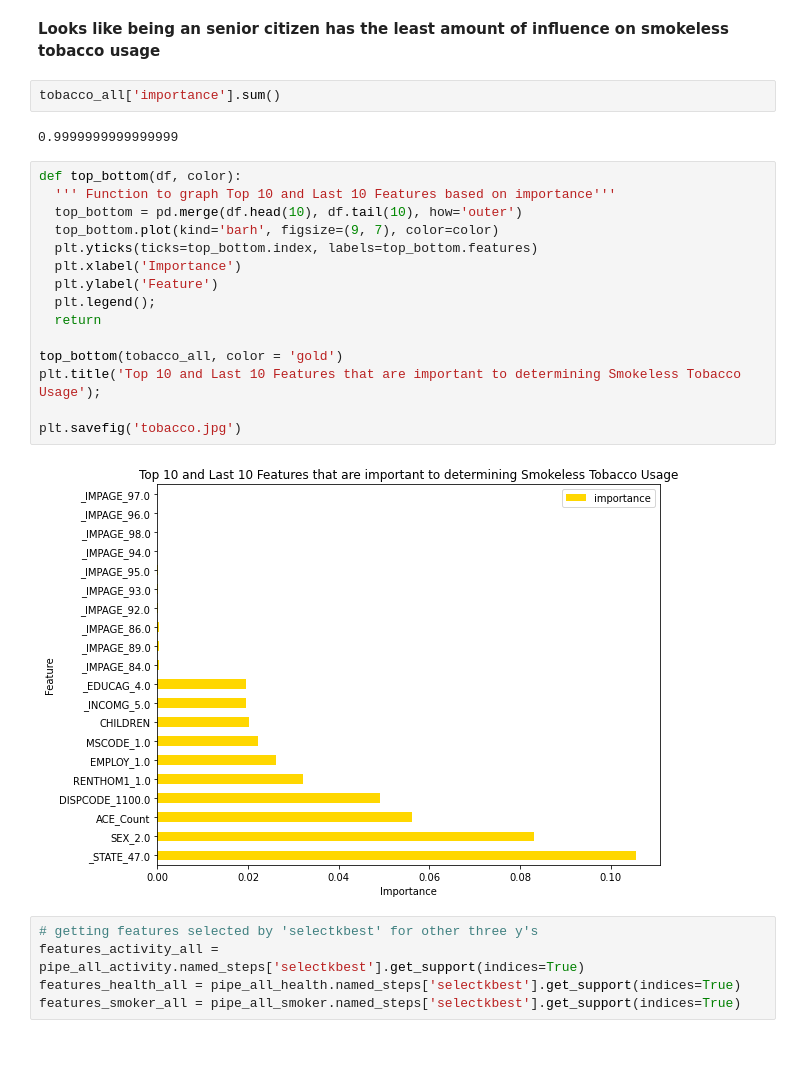
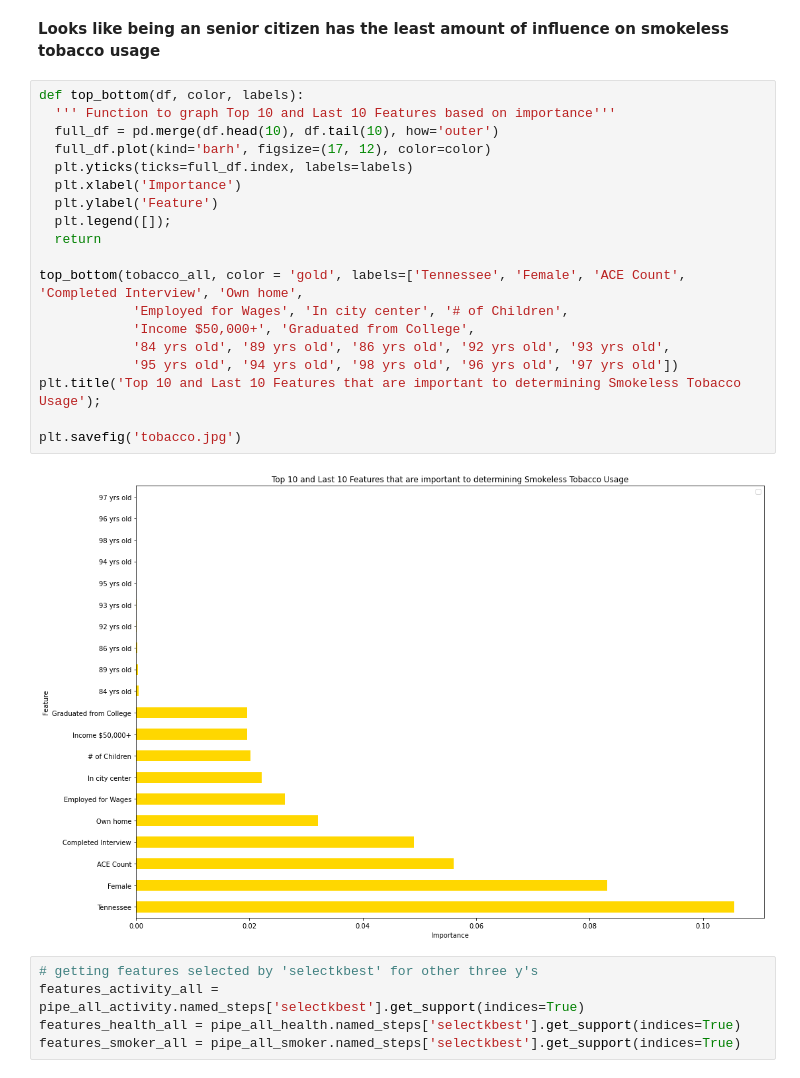
Before and after one commit to eklee151/Adverse-Childhood-Experiences, a Jupyter notebook: best_models/best_models_grouped_.ipynb, the cells around one changed output. Saved outputs shown, nothing was run; the diff lists cells and outputs as text; blank space fills up the shorter version.

Commit message:
updated figures and best_models_grouped_ notebook

```diff
--- a/best_models/best_models_grouped_.ipynb
+++ b/best_models/best_models_grouped_.ipynb
@@ -393,27 +366,27 @@ tobacco_all.tail(10)
 | 119 | _IMPAGE_97.0 | 8.927631e-07 |
 # %% [markdown]
 **Looks like being an senior citizen has the least amount of influence on smokeless tobacco usage**
-# %%
-tobacco_all['importance'].sum()
-# %% [output]
-0.9999999999999999
 # %%
-def top_bottom(df, color):
+def top_bottom(df, color, labels):
   ''' Function to graph Top 10 and Last 10 Features based on importance'''
-  top_bottom = pd.merge(df.head(10), df.tail(10), how='outer')
-  top_bottom.plot(kind='barh', figsize=(9, 7), color=color)
-  plt.yticks(ticks=top_bottom.index, labels=top_bottom.features)
+  full_df = pd.merge(df.head(10), df.tail(10), how='outer')
+  full_df.plot(kind='barh', figsize=(17, 12), color=color)
+  plt.yticks(ticks=full_df.index, labels=labels)
   plt.xlabel('Importance')
   plt.ylabel('Feature')
-  plt.legend();
+  plt.legend([]);
   return
 
-top_bottom(tobacco_all, color = 'gold')
+top_bottom(tobacco_all, color = 'gold', labels=['Tennessee', 'Female', 'ACE Count', 'Completed Interview', 'Own home',
+            'Employed for Wages', 'In city center', '# of Children',
+            'Income $50,000+', 'Graduated from College',
+            '84 yrs old', '89 yrs old', '86 yrs old', '92 yrs old', '93 yrs old',
+            '95 yrs old', '94 yrs old', '98 yrs old', '96 yrs old', '97 yrs old'])
 plt.title('Top 10 and Last 10 Features that are important to determining Smokeless Tobacco Usage');
 
 plt.savefig('tobacco.jpg')
 # %% [output]
-[figure, old version]
+[figure, new version]
 # %%
 # getting features selected by 'selectkbest' for other three y's
 features_activity_all = pipe_all_activity.named_steps['selectkbest'].get_support(indices=True)
```
Also changed, not shown: parts of 24 cells of this notebook, 4 other files.
